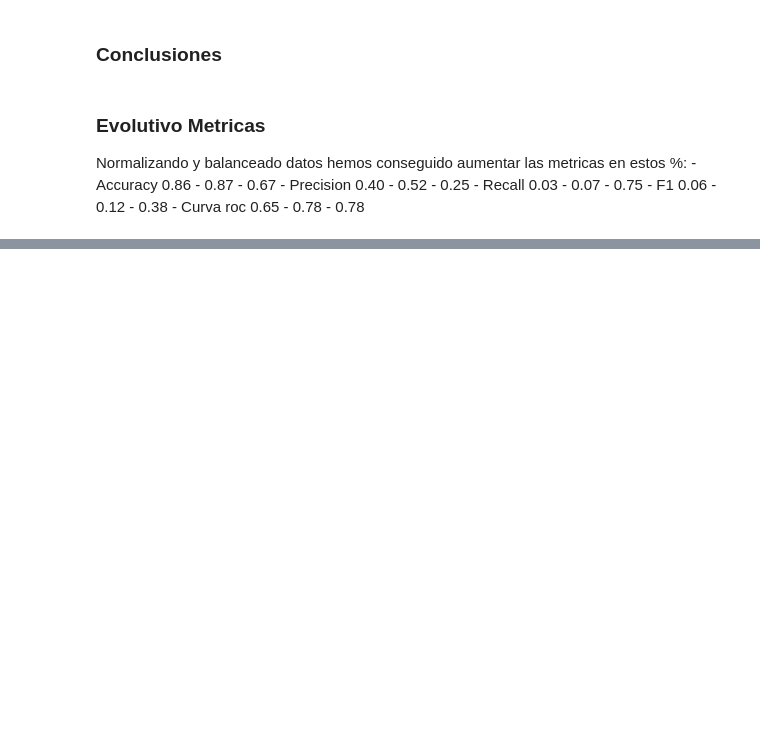
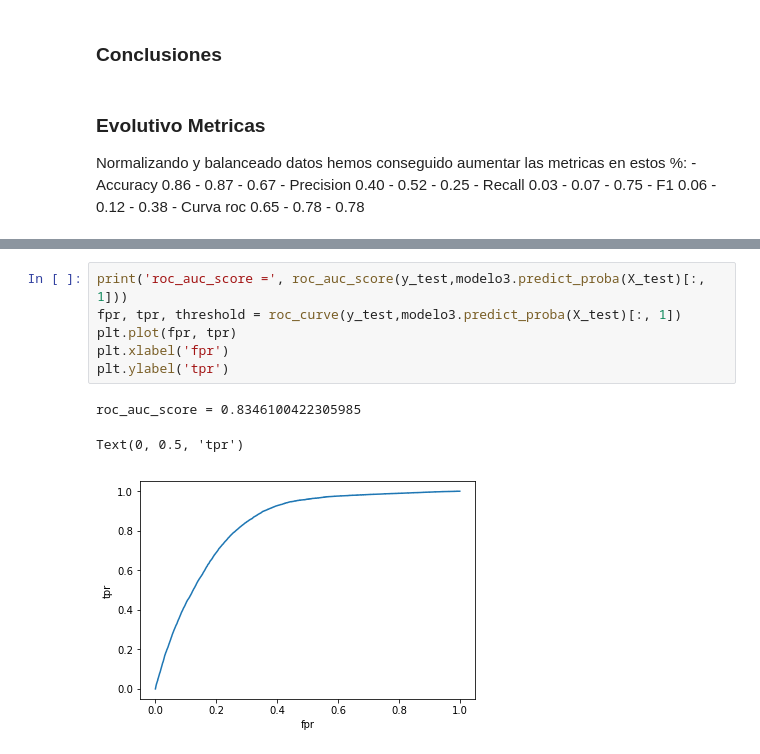
Before and after one commit to romayana/Financial-Product-Sales-Forecast-Model, a Jupyter notebook: Python Codes/Estado del Arte.ipynb, the cells around one changed output, grey strips where cells are left out. Cells and saved outputs as stored; diff of their text form; blank space fills up the shorter version.

```diff
--- a/Python Codes/Estado del Arte.ipynb
+++ b/Python Codes/Estado del Arte.ipynb
@@ -510,0 +723,10 @@ Normalizando y balanceado datos hemos conseguido aumentar las metricas en estos
+# %%
+print('roc_auc_score =', roc_auc_score(y_test,modelo3.predict_proba(X_test)[:, 1]))
+fpr, tpr, threshold = roc_curve(y_test,modelo3.predict_proba(X_test)[:, 1])
+plt.plot(fpr, tpr)
+plt.xlabel('fpr')
+plt.ylabel('tpr')
+# %% [output]
+roc_auc_score = 0.8346100422305985
+Text(0, 0.5, 'tpr')
+[figure, added]
```
Also changed, not shown: parts of 35 cells of this notebook.
